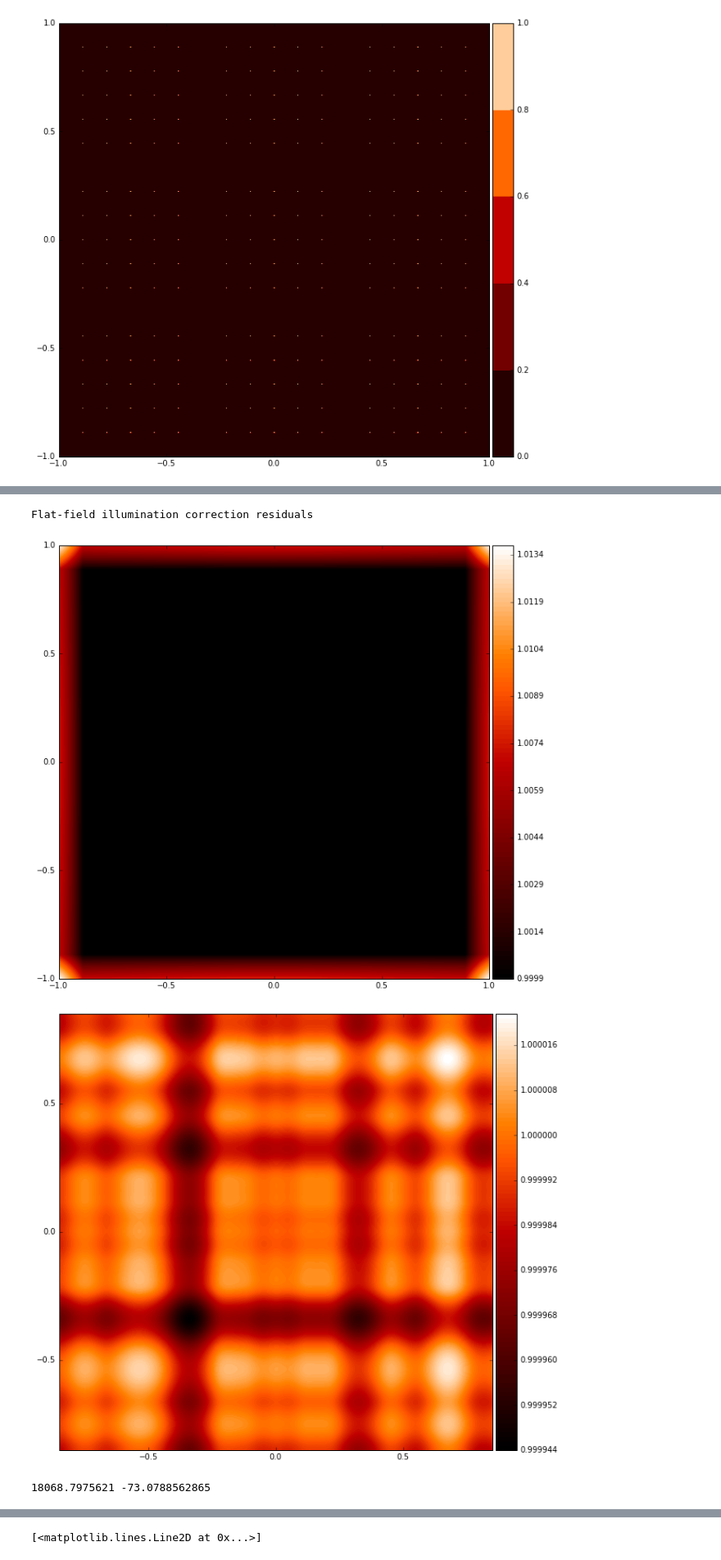
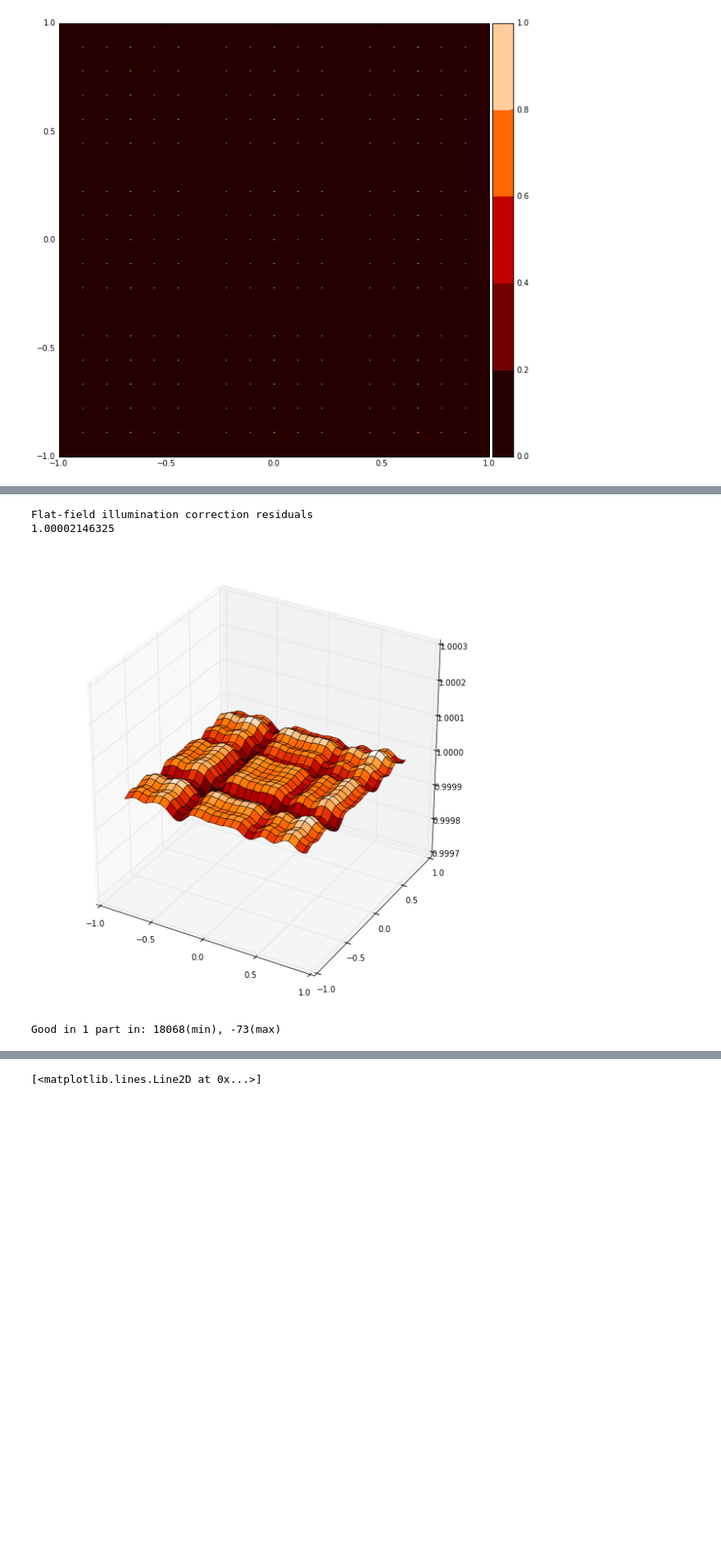
Before and after one commit to lsst-dm/calibration-scripts, a Jupyter notebook: cbp_spots_2D.ipynb, the cells around one changed output, grey strips where cells are left out. Shown at 82% size. Cells and saved outputs as stored; diff of their text form; code cells hidden in the pictures; blank space fills up the shorter version.

```diff
--- a/cbp_spots_2D.ipynb
+++ b/cbp_spots_2D.ipynb
@@ -253,5 +241,4 @@ from scipy import interpolate
 # %%
-PLOT = True
 nSampleperCCD = 5 # linear spec, is mirrored in y
 sample_points_1D_chip = np.linspace(0,N_PIX_PER_CCD,nSampleperCCD+1, endpoint=False)
 sample_points_1D_chip = np.round(sample_points_1D_chip[1:],0).astype(np.int)
@@ -344,33 +319,20 @@ Estimated calS:
-# %%
-print 'Flat-field illumination correction residuals'
-
-residuals = estCalS/calS
-ContourPlot(residuals, n_contours=100, xy_clip=1,    saveas=savePath+'CBP-errors_full.png')
-ContourPlot(residuals, n_contours=100, xy_clip=0.85, saveas=savePath+'CBP-errors_clip.png')
-
-maxval = np.max(residuals)
-minval = np.min(residuals)
-print 1/(1-minval), 1/(1-maxval)
-
-# plt.figure(figsize=(12,8))
-# ax = plt.subplot(111)
-# plt.plot(ib, (estCalS/calS), label=r'$\tilde{\cal F}_b/{\cal F}_s$')
-# plt.axhline(1.0, color='k', ls='--')
-# maxval = np.max(estCalS/calS)
-# plt.axhline(maxval, color='r', ls=':')
-
-# _ = plt.title(r'Flat-field illumination correction residuals')
-# # ticks = list(ax.get_yticks())#.append(maxval)
-# # ticks = [np.round(_,4) for _ in ax.get_yticks()]
-# # ticks.append(np.round(maxval,5))
-# # ax.set_yticks(ticks)
-# # plt.ylim(0.998,1.0005)
-# plt.legend(loc='best',  fontsize=30)
-
-
-# plt.savefig(os.path.join(dirName, "CBP-errors.pdf"))
-# %% [output]
-Flat-field illumination correction residuals
-[figure, removed]
-[figure, removed]
-18068.7975621 -73.0788562865
+# %%
+def SurfacePlot(data, downsample_factor=50, linewidth=0.5, zlim=None, saveas=None, xy_clip=1.0):
+    if not PLOT: return
+    xlim=(-1.*xy_clip,xy_clip)
+    ylim=(-1.*xy_clip,xy_clip)
+    npts = len(x)
+    index_min = int(((1.-xy_clip)/2.) * npts)
+    index_max = npts - index_min
+
+
+    fig = plt.figure(figsize=(10,10))
+    ax = fig.add_subplot(111, projection='3d')
+
+    print np.max(data[index_min:index_max,index_min:index_max])
+    surf = ax.plot_surface(xx[index_min:index_max,index_min:index_max], yy[index_min:index_max,index_min:index_max], data[index_min:index_max,index_min:index_max], rstride=downsample_factor, cstride=downsample_factor, linewidth=linewidth, cmap=plt.cm.gist_heat)
+
+
+    if zlim is not None: ax.set_zlim(zlim[0],zlim[1])
+    if saveas: fig.savefig(saveas)
+    plt.show()
@@ -377,3 +343,23 @@ Flat-field illumination correction residuals
+# %%
+print 'Flat-field illumination correction residuals'
+
+residuals = estCalS/calS
+# ContourPlot(residuals, n_contours=100, xy_clip=1,    saveas=savePath+'CBP-errors_full.png')
+# ContourPlot(residuals, n_contours=100, xy_clip=0.85, saveas=savePath+'CBP-errors_clip.png')
+
+# ContourPlot(residuals, saveas=savePath+'residuals_cont.png')
+
+dz = 0.0003
+SurfacePlot(residuals, saveas=savePath+'residuals_surf.png', downsample_factor=50, xy_clip=.85, zlim=(1-dz,1+dz))
+
+maxval = np.max(residuals)
+minval = np.min(residuals)
+print 'Good in 1 part in: %i(min), %i(max)'%(1/(1-minval), 1/(1-maxval))
+# %% [output]
+Flat-field illumination correction residuals
+1.00002146325
+[figure, added]
+Good in 1 part in: 18068(min), -73(max)
 # %%
 PLOT = False
 
```
Also changed, not shown: parts of 20 cells of this notebook.
